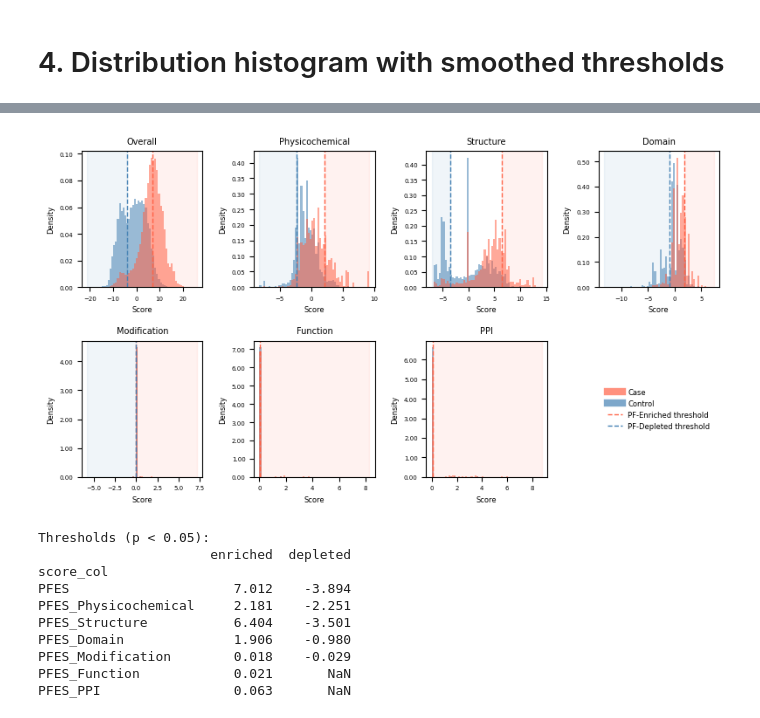
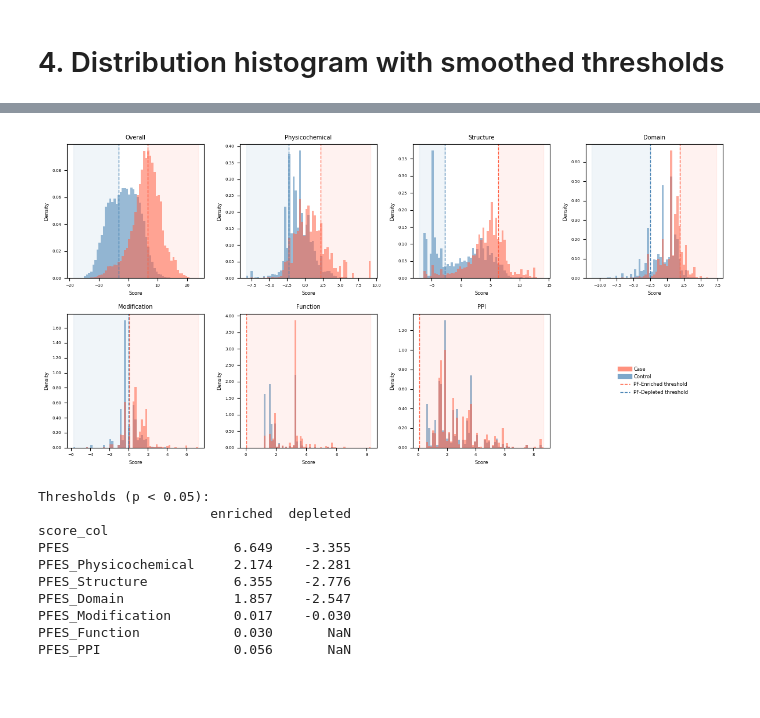
Before and after one commit to broadinstitute/missense-pfes, a Jupyter notebook: notebooks/PFES_empirical_stats.ipynb, the cells around one changed output, grey strips where cells are left out. Saved outputs shown, nothing was run; the diff lists cells and outputs as text; code cells hidden in the pictures; blank space fills up the shorter version.

```diff
--- a/notebooks/PFES_empirical_stats.ipynb
+++ b/notebooks/PFES_empirical_stats.ipynb
@@ -30,3 +31,9 @@ Control: 130,832 variants (read from ../results/control_pfes.tsv)
+# %%
+fillna = True
+
+if fillna:
+    case.fillna(0, inplace=True)
+    control.fillna(0, inplace=True)
 # %% [markdown]
 # 2. Build smoothed p-value lookup using KDE
 
@@ -58,11 +65,11 @@ for col in SCORE_COLS:
     c  = case[col].dropna().values
     ct = control[col].dropna().values
 
-    if col in PRESENCE_BASED:
-        records.append({'score_col': col, 'pfes_value': 0.0,
-                        'p_case': np.nan, 'p_control': np.nan,
-                        'presence_based': True})
-        continue
+    # if col in PRESENCE_BASED:
+    #     records.append({'score_col': col, 'pfes_value': 0.0,
+    #                     'p_case': np.nan, 'p_control': np.nan,
+    #                     'presence_based': True})
+    #     continue
 
     lo   = min(c.min(), ct.min())
     hi   = max(c.max(), ct.max())
@@ -74,8 +81,7 @@ for col in SCORE_COLS:
     for v, p_case, p_control in zip(vals, cdf_case, 1 - cdf_ctrl):
         records.append({'score_col': col, 'pfes_value': round(v, 6),
                         'p_case': round(float(p_case), 6),
-                        'p_control': round(float(p_control), 6),
-                        'presence_based': False})
+                        'p_control': round(float(p_control), 6)})
 
 lookup = pd.DataFrame(records)
 lookup.to_csv(f'{home_dir}/results/pfes_pvalue_lookup.tsv', sep='\t', index=False)
@@ -85,11 +91,12 @@ Saved 70,000 rows to ../results/pfes_pvalue_lookup.tsv
 # %% [markdown]
 # 3. Derive thresholds from smoothed lookup (p < 0.05)
 # %%
+
 thresholds = {}
 for col in SCORE_COLS:
-    if col in PRESENCE_BASED:
-        thresholds[col] = {'enriched': 0.0, 'depleted': np.nan}
-        continue
+    # if col in PRESENCE_BASED:
+    #     thresholds[col] = {'enriched': 0.0, 'depleted': np.nan}
+    #     continue
     sub = lookup[lookup['score_col'] == col]
     enr = sub[sub['p_control'] < 0.05]['pfes_value']
     dep = sub[sub['p_case'] < 0.05]['pfes_value']
@@ -101,7 +108,7 @@ for col in SCORE_COLS:
 thresh_df = pd.DataFrame(thresholds).T
 thresh_df.index.name = 'score_col'
 
-pcols = [c for c in SCORE_COLS if c not in PRESENCE_BASED]
+pcols = [c for c in SCORE_COLS]# if c not in PRESENCE_BASED]
 ncols = 3
 nrows = int(np.ceil(len(pcols) / ncols))
 
@@ -140,6 +147,10 @@ for ax, col in zip(axes, pcols):
     ax.set_ylabel('p-value', fontsize=6)
     ax.tick_params(labelsize=5)
     ax.set_ylim(-0.02, 1.02)
+    if col == 'PFES_Modification':
+        ax.set_xlim(-0.1, 0.1)
+    elif col == 'PFES_Function' or col == 'PFES_PPI':
+        ax.set_xlim(-0.1, 1)
 
 axes[0].legend(fontsize=5, frameon=False)
 plt.tight_layout()
@@ -151,7 +178,12 @@ plt.show()
 # %%
 
-fig, axes = plt.subplots(2, 4, figsize=(8, 4.5))
+
+fig, axes = plt.subplots(2, 4, figsize=(12, 6))
 axes = axes.flatten()
+
+if fillna:
+    case.replace(0.0, np.nan, inplace=True)
+    control.replace(0.0, np.nan, inplace=True)
 
 for ax, col in zip(axes, SCORE_COLS):
     c  = case[col].dropna().values
@@ -167,41 +199,44 @@ for ax, col in zip(axes, SCORE_COLS):
 
     if not np.isnan(t['enriched']):
         ax.axvline(t['enriched'], color='tomato',    lw=1.0, ls='--')
         ax.axvspan(t['enriched'], hi, alpha=0.08, color='tomato')
     if not np.isnan(t['depleted']):
         ax.axvline(t['depleted'], color='steelblue', lw=1.0, ls='--')
         ax.axvspan(lo, t['depleted'], alpha=0.08, color='steelblue')
 
     label = col.replace('PFES_', '')
     ax.set_title(label if label != 'PFES' else 'Overall', fontsize=7)
     ax.set_xlabel('Score', fontsize=6)
     ax.set_ylabel('Density', fontsize=6)
     ax.tick_params(labelsize=5)
     ax.yaxis.set_major_formatter(mticker.FormatStrFormatter('%.2f'))
 
 axes[-1].axis('off')
 handles = [
     plt.Line2D([0], [0], color='tomato',    alpha=0.7, lw=6, label='Case'),
     plt.Line2D([0], [0], color='steelblue', alpha=0.7, lw=6, label='Control'),
     plt.Line2D([0], [0], color='tomato',    lw=1.0, ls='--', label='PF-Enriched threshold'),
     plt.Line2D([0], [0], color='steelblue', lw=1.0, ls='--', label='PF-Depleted threshold'),
 ]
 axes[-1].legend(handles=handles, fontsize=6, frameon=False, loc='center')
 
+# label threshold lines only in the last subplot
+
+
 plt.tight_layout()
 plt.show()
 
 print("Thresholds (p < 0.05):")
 print(thresh_df.to_string(float_format='{:.3f}'.format))
 # %% [output]
-[figure, old version]
+[figure, new version]
 Thresholds (p < 0.05):
                       enriched  depleted
 score_col
-PFES                     7.012    -3.894
-PFES_Physicochemical     2.181    -2.251
-PFES_Structure           6.404    -3.501
-PFES_Domain              1.906    -0.980
-PFES_Modification        0.018    -0.029
-PFES_Function            0.021       NaN
-PFES_PPI                 0.063       NaN
+PFES                     6.649    -3.355
+PFES_Physicochemical     2.174    -2.281
+PFES_Structure           6.355    -2.776
+PFES_Domain              1.857    -2.547
+PFES_Modification        0.017    -0.030
+PFES_Function            0.030       NaN
+PFES_PPI                 0.056       NaN
```
Also changed, not shown: parts of 4 cells of this notebook.
